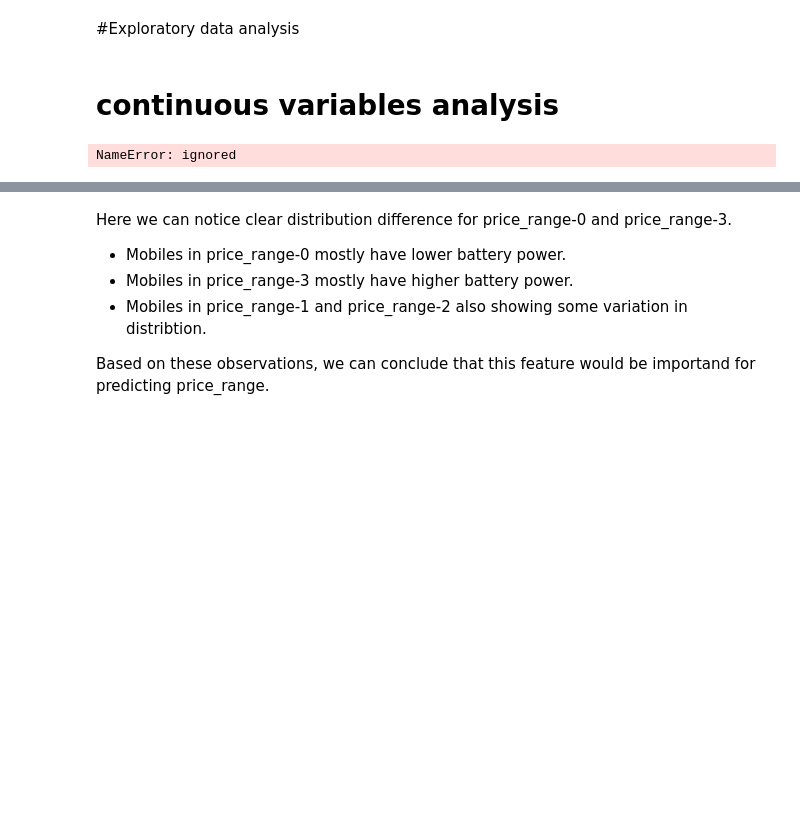
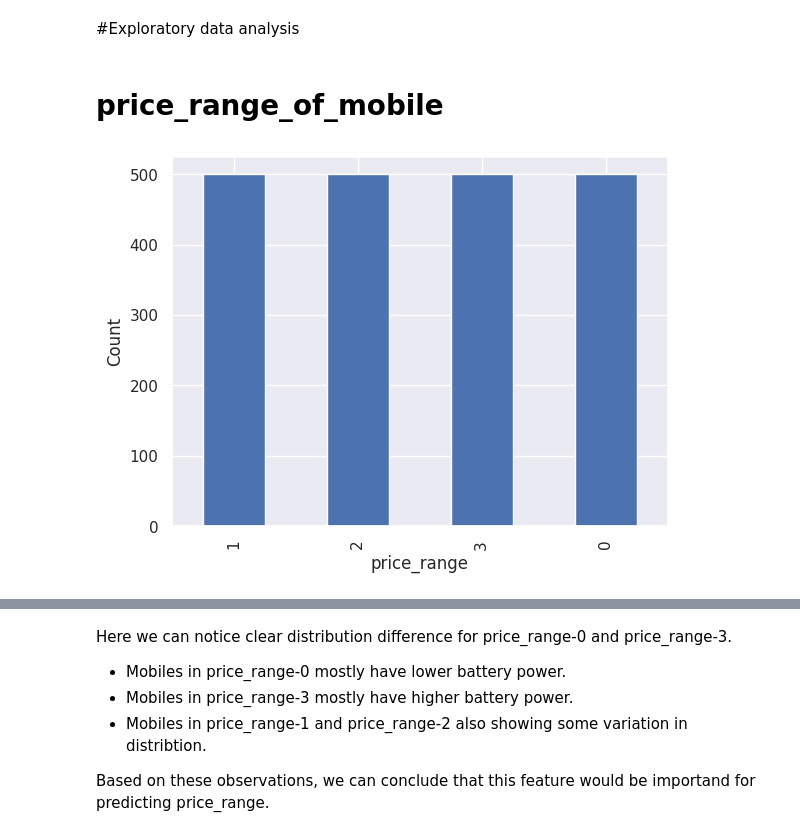
Before and after one commit to 9075197427/Capstone-3, a Jupyter notebook: C3_Mobile_price_range_Prediction.ipynb, the cells around one changed output, grey strips where cells are left out. Cells and saved outputs as stored; diff of their text form; code cells hidden in the pictures; blank space fills up the shorter version.

```diff
--- a/C3_Mobile_price_range_Prediction.ipynb
+++ b/C3_Mobile_price_range_Prediction.ipynb
@@ -151,7 +143,2 @@ continuous = ['battery_power','clock_speed','fc','int_memory','m_dep', 'mobile_w
-# %% [markdown]
-# continuous variables analysis
-# %%
-
-df_data[continuous].head()
-# %% [output]
-NameError: ignored
+# %% [markdown]
+# **price_range_of_mobile**
@@ -157,0 +147,9 @@ NameError: ignored
+# %%
+#classes
+sns.set()
+price_plot=df_data['price_range'].value_counts().plot(kind='bar')
+plt.xlabel('price_range')
+plt.ylabel('Count')
+plt.show()
+# %% [output]
+[figure, added]
```
Also changed, not shown: parts of 81 cells of this notebook.
